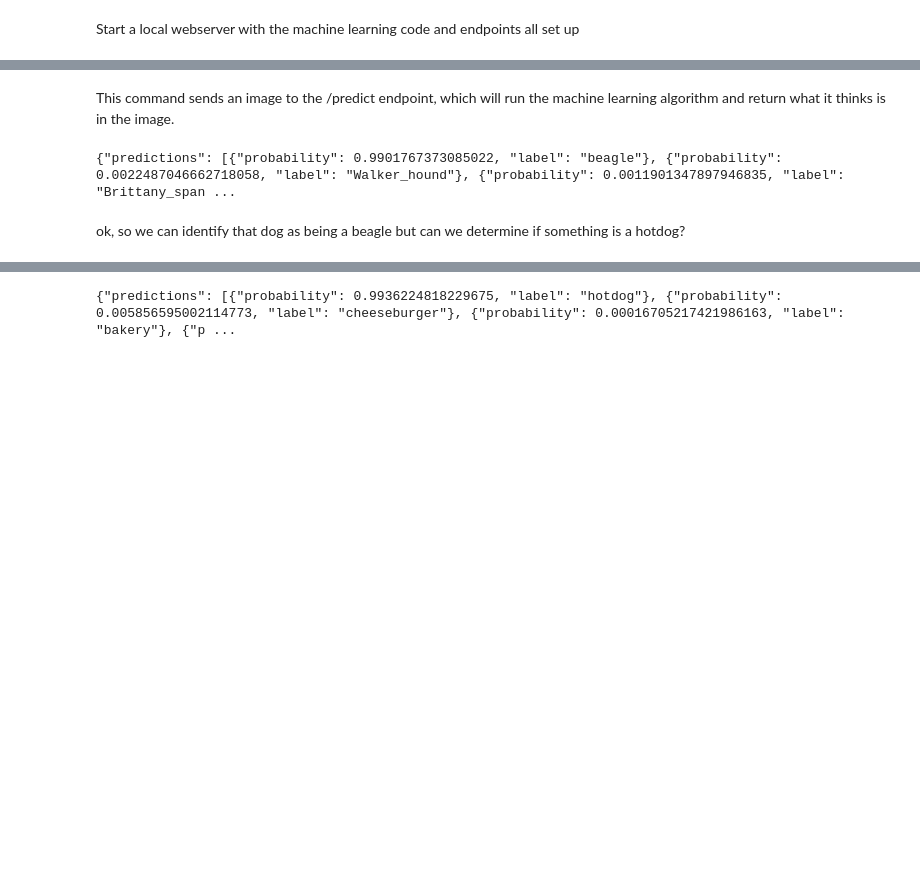
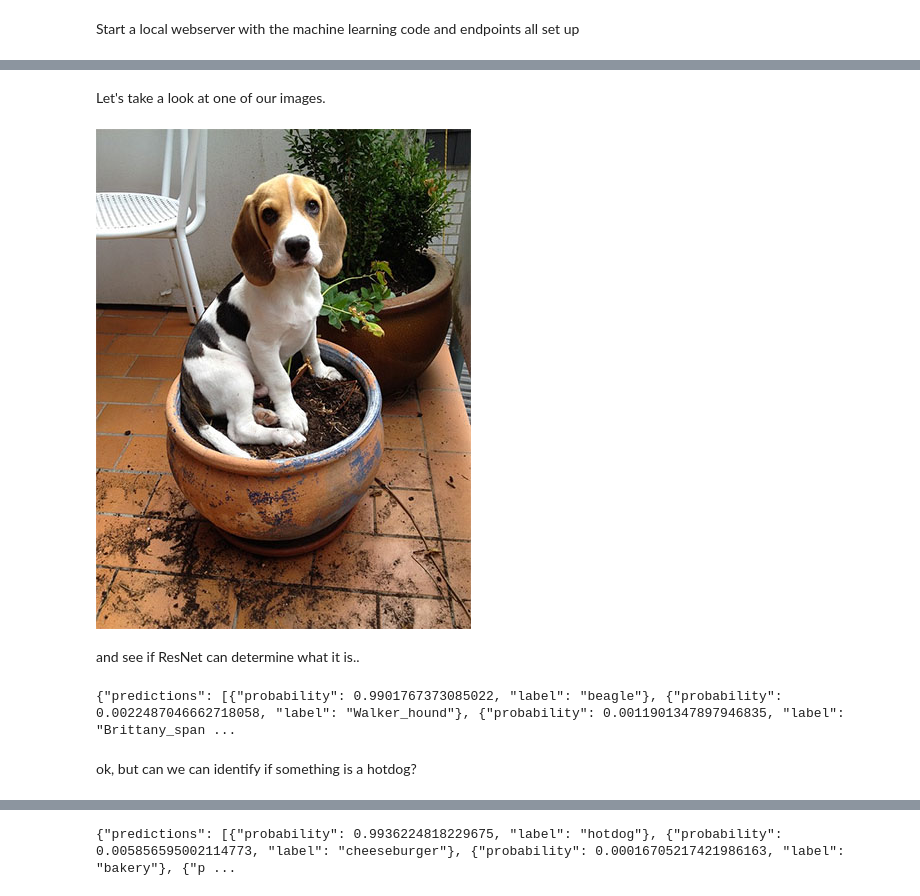
Before and after one commit to samsammurphy/amazon-sagemaker-byom, a Jupyter notebook: bring_your_own_model.ipynb, the cells around one changed output, grey strips where cells are left out. Cells and saved outputs as stored; diff of their text form; code cells hidden in the pictures; blank space fills up the shorter version.

```diff
--- a/bring_your_own_model.ipynb
+++ b/bring_your_own_model.ipynb
@@ -74,3 +92,10 @@ loaded model successfully!
-# %% [markdown]
-This command sends an image to the /predict endpoint, which will run the machine learning algorithm and return what it thinks is in the image.
+# %% [markdown]
+Let's take a look at one of our images.
+# %%
+from IPython.display import Image
+Image('../images/dog.jpg')
+# %% [output]
+[figure, added]
+# %% [markdown]
+and see if ResNet can determine what it is..
 # %%
@@ -78,4 +103,4 @@ This command sends an image to the /predict endpoint, which will run the machine
 # %% [output]
 {"predictions": [{"probability": 0.9901767373085022, "label": "beagle"}, {"probability": 0.0022487046662718058, "label": "Walker_hound"}, {"probability": 0.0011901347897946835, "label": "Brittany_span ...
 # %% [markdown]
-ok, so we can identify that dog as being a beagle but can we determine if something is a hotdog?
+ok, but can we can identify if something is a hotdog?
```
Also changed, not shown: parts of 74 cells of this notebook, 7 other files.
